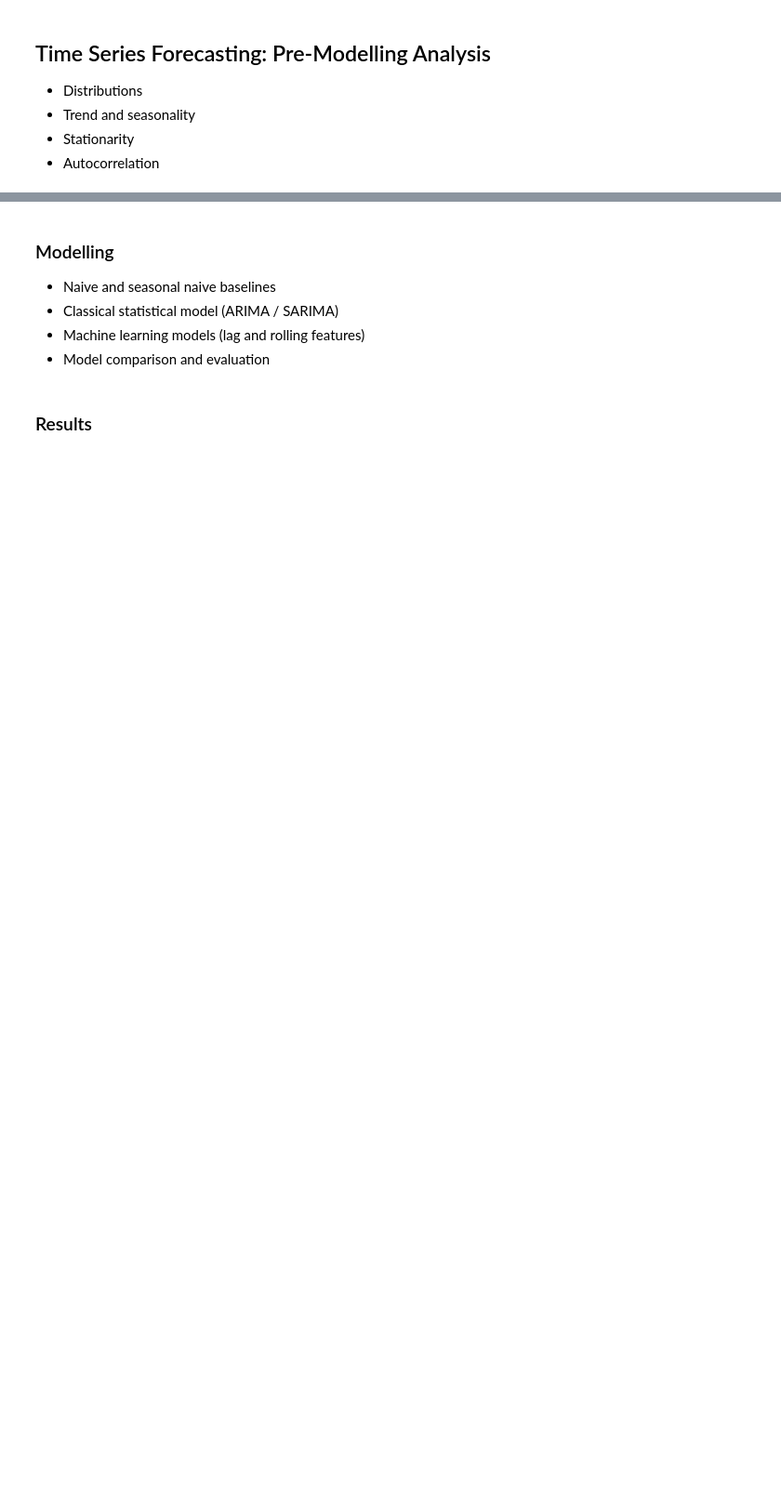
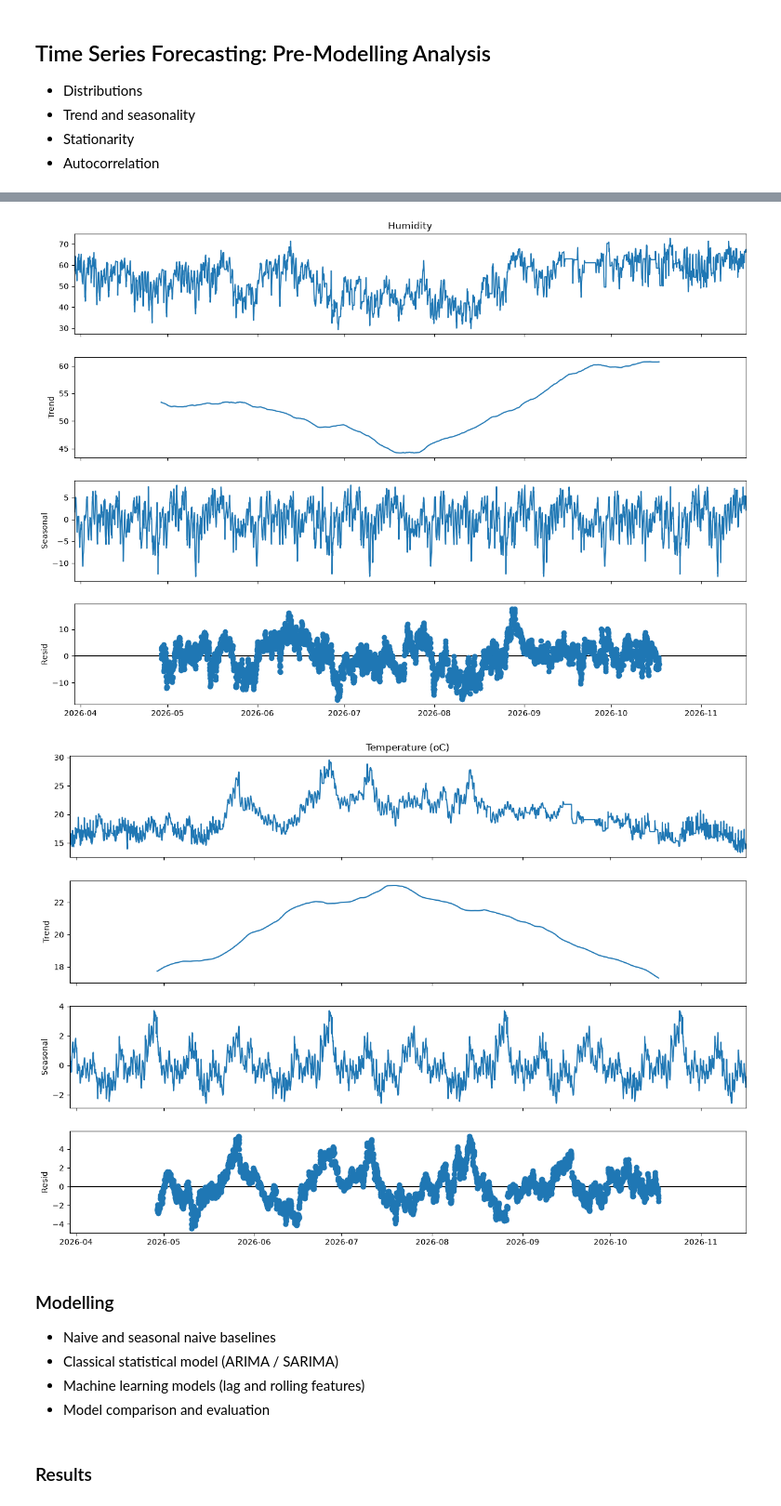
Before and after one commit to Cmay487/bedroom-humidity-forecasting, a Jupyter notebook: forecasting.ipynb, the cells around one changed output, grey strips where cells are left out. Shown at 93% size. Saved outputs shown, nothing was run; the diff lists cells and outputs as text; code cells hidden in the pictures; blank space fills up the shorter version.

```diff
--- a/forecasting.ipynb
+++ b/forecasting.ipynb
@@ -92,3 +135,8 @@ DF Shape: (255303, 4)
+# %%
+season_decomp(df=window_df,resample_size="1h")
+# %% [output]
+[figure, added]
+[figure, added]
 # %% [markdown]
 ### Modelling
 
```
Also changed, not shown: parts of 4 cells of this notebook, 1 other file.
